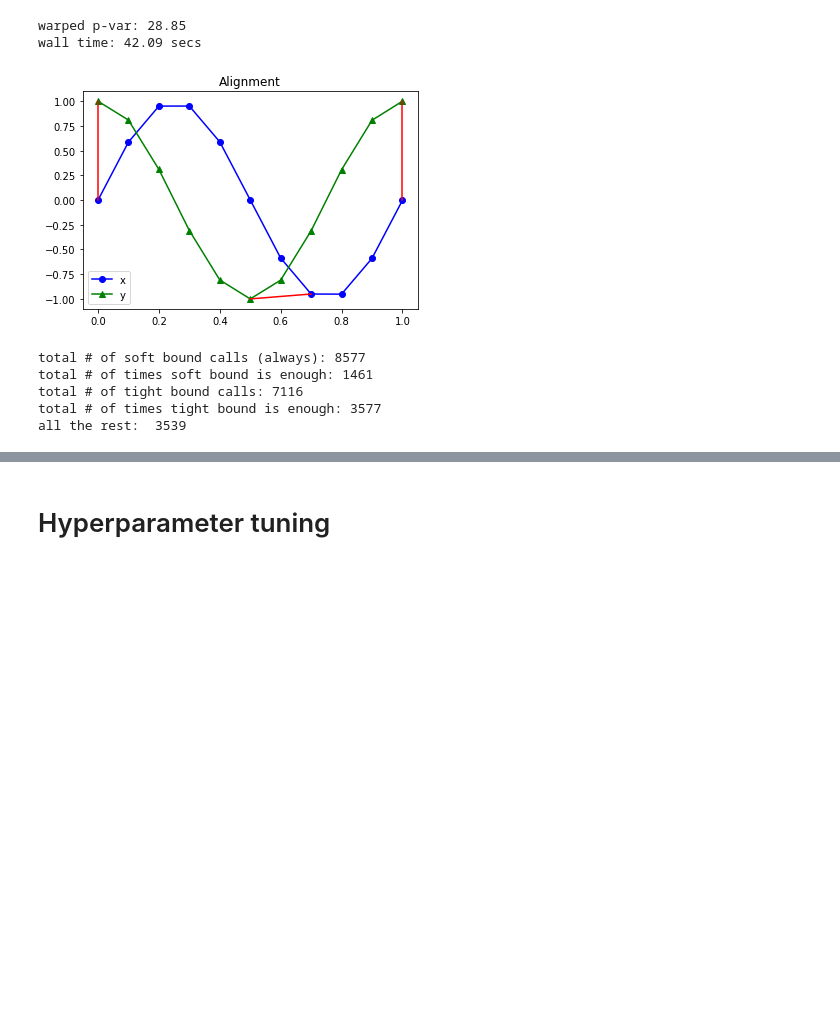
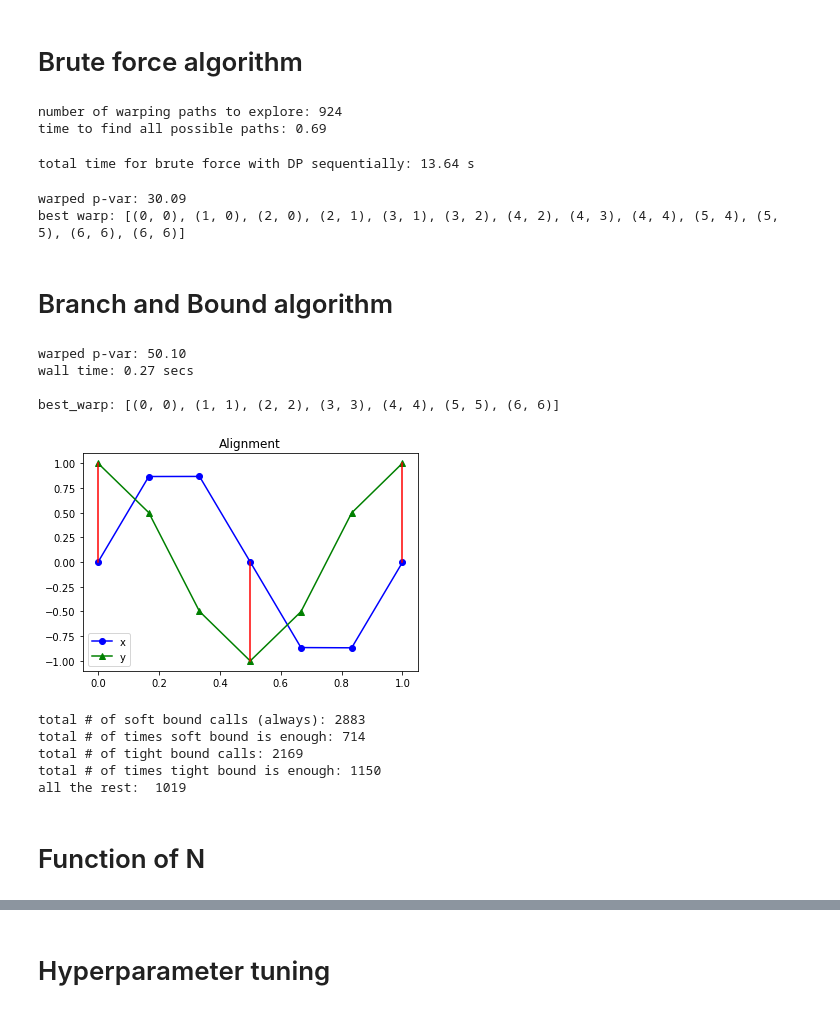
Before and after one commit to mindychen213/warped-p-variation, a Jupyter notebook: Branch-and-Bound/examples/Timings for BnB Warping P-Var Signature distance.ipynb, the cells around one changed output, grey strips where cells are left out. Drawn from its saved outputs; the diff is of its cells as text; code cells hidden in the pictures; blank space fills up the shorter version.

```diff
--- a/Branch-and-Bound/examples/Timings for BnB Warping P-Var Signature distance.ipynb
+++ b/Branch-and-Bound/examples/Timings for BnB Warping P-Var Signature distance.ipynb
@@ -16,38 +20,64 @@ from transformers import *
+# %%
+idx = np.linspace(0, 6.28, 7)
+x = np.sin(idx)
+y = np.cos(idx)
+
+x = AddTime().fit_transform([x])[0]
+y = AddTime().fit_transform([y])[0]
+
+depth = 2
+p = 2.
+norm = 'l1'
+# %% [markdown]
+# Brute force algorithm
+# %%
+LP_seq = BruteForceWarpedPvar(x, y, p=p, depth=depth, norm=norm, augment=False, add_time=False, parallelise=False)
+# %% [output]
+number of warping paths to explore: 924
+time to find all possible paths: 0.69
+total time for brute force with DP sequentially: 13.64 s
+# %%
+print('warped p-var: {:.2f}'.format(LP_seq.warped_pvar))
+print('best warp: {}'.format(LP_seq.best_warp))
+# %% [output]
+warped p-var: 30.09
+best warp: [(0, 0), (1, 0), (2, 0), (2, 1), (3, 1), (3, 2), (4, 2), (4, 3), (4, 4), (5, 4), (5, 5), (6, 6), (6, 6)]
+# %% [markdown]
+# Branch and Bound algorithm
 # %%
-idx = np.linspace(0, 6.28, 11)
-x = np.sin(idx)
-y = np.cos(idx)
-
-x = AddTime().fit_transform([x])[0]
-y = AddTime().fit_transform([y])[0]
-
-problem = BnBWarping(x, y, depth=2, norm='l1', p=2., plot_2d=True, boundary_condition=3)
+problem = BnBWarping(x, y, depth=depth, norm=norm, p=p, plot_2d=True,
+                     boundary_condition=3, use_dp=True)
 
 solver = pybnb.Solver()
 
 results = solver.solve(problem, log=None, queue_strategy='depth')
 #results = solver.solve(problem, log=None, queue_strategy=('depth', 'random'))
 
 print('warped p-var: {:.2f}'.format(results.objective))
-print('wall time: {:.2f} secs \n \n'.format(results.wall_time))
+print('wall time: {:.2f} secs \n'.format(results.wall_time))
 
 best_warp = results.best_node.state
+print('best_warp: {} \n'.format(best_warp[1:]))
 _, optimal_partition = problem.distance(results.best_node.state, optim_partition=True)
 problem.plot_alignment([best_warp[k] for k in optimal_partition])
 plt.show()
 # %% [output]
-warped p-var: 28.85
-wall time: 42.09 secs
+warped p-var: 50.10
+wall time: 0.27 secs
+
+best_warp: [(0, 0), (1, 1), (2, 2), (3, 3), (4, 4), (5, 5), (6, 6)]
-[figure, old version]
+[figure, new version]
 # %%
-print('total # of soft bound calls (always):', problem.count_soft_bound_calls)
-print('total # of times soft bound is enough:', problem.count_soft_bound_sufficiency)
-print('total # of tight bound calls:', problem.count_tight_bound_calls)
-print('total # of times tight bound is enough:', problem.count_tight_bound_sufficiency)
-print('all the rest: ', problem.all_the_rest)
+# print('total # of soft bound calls (always):', problem.count_soft_bound_calls)
+# print('total # of times soft bound is enough:', problem.count_soft_bound_sufficiency)
+# print('total # of tight bound calls:', problem.count_tight_bound_calls)
+# print('total # of times tight bound is enough:', problem.count_tight_bound_sufficiency)
+# print('all the rest: ', problem.all_the_rest)
 # %% [output]
-total # of soft bound calls (always): 8577
-total # of times soft bound is enough: 1461
-total # of tight bound calls: 7116
-total # of times tight bound is enough: 3577
-all the rest:  3539
+total # of soft bound calls (always): 2883
+total # of times soft bound is enough: 714
+total # of tight bound calls: 2169
+total # of times tight bound is enough: 1150
+all the rest:  1019
+# %% [markdown]
+# Function of N
```
Also changed, not shown: parts of 4 cells of this notebook, 5 other files.
